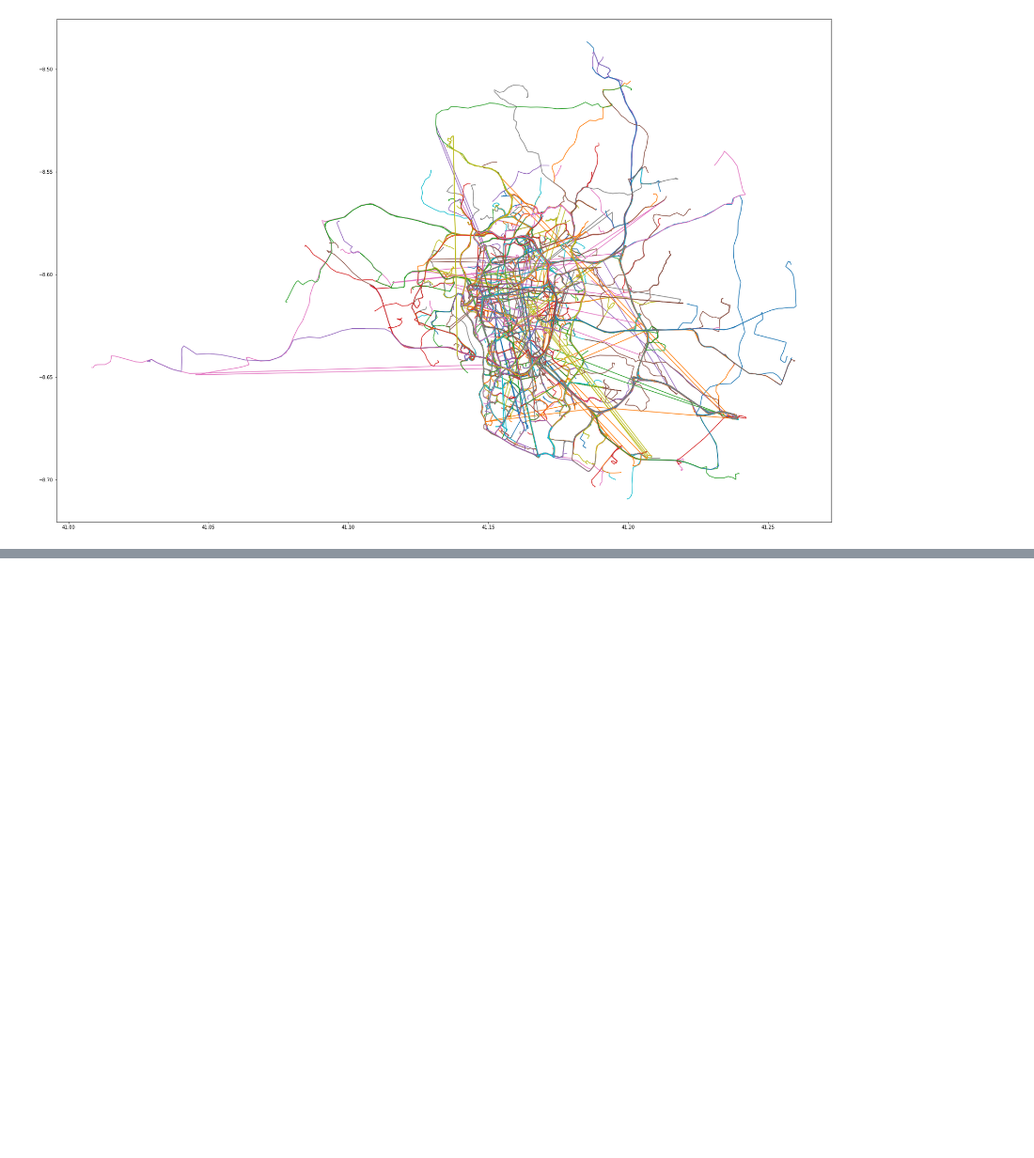
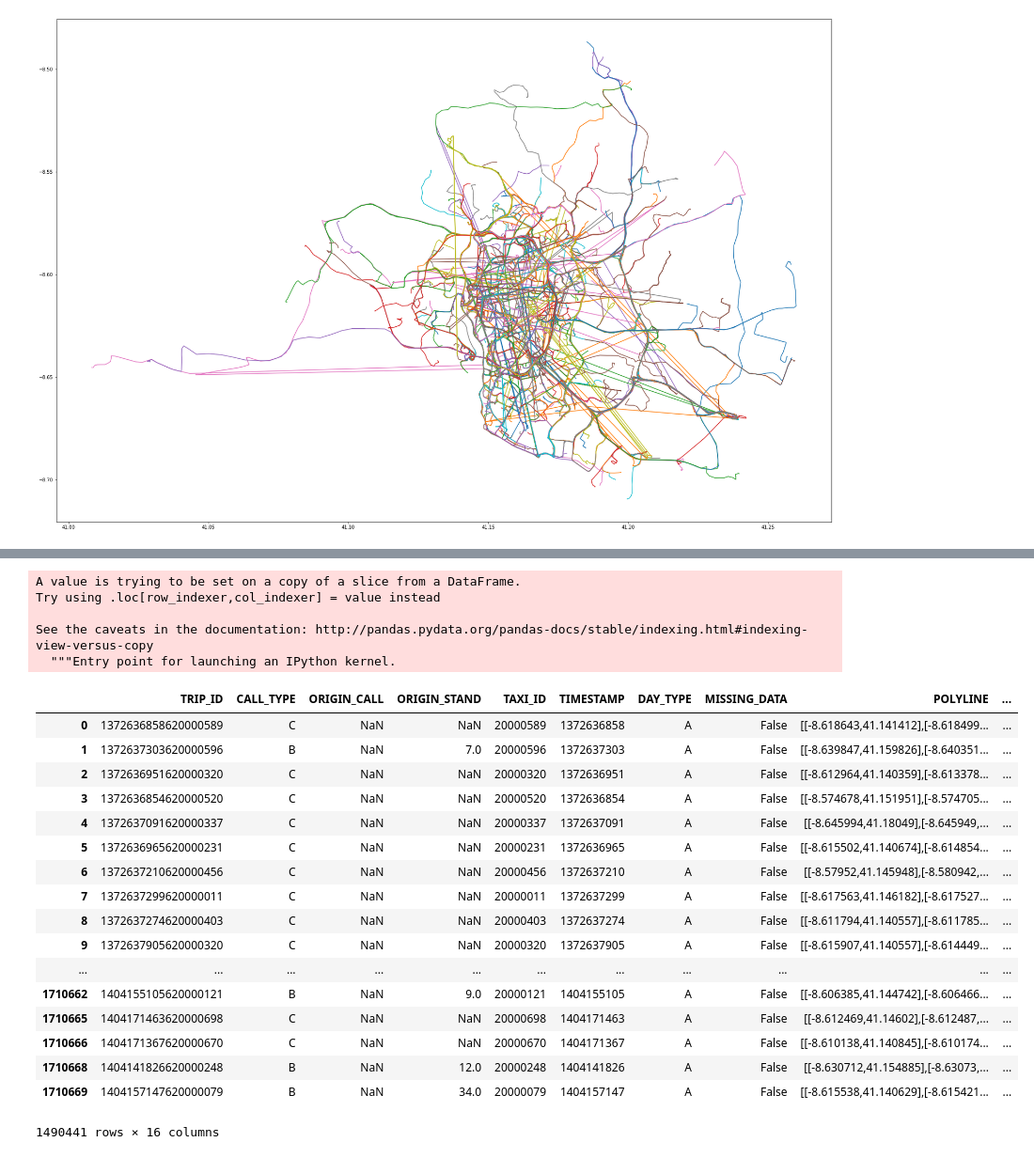
Before and after one commit to monicalashay/Database-Management-Project, a Jupyter notebook: Starting With Pickle.ipynb, the cells around one changed output, grey strips where cells are left out. Shown at 94% size. Drawn from its saved outputs; the diff is of its cells as text; code cells hidden in the pictures; blank space fills up the shorter version.

```diff
--- a/Starting With Pickle.ipynb
+++ b/Starting With Pickle.ipynb
@@ -86,0 +44,7 @@ Wall time: 888 ms
+# %%
+routes['length'] = routes['polyline array'].str.len()
+# %%
+routes = routes[(routes.length != 0 ) & (routes.MISSING_DATA != True)]
+# %%
+#remove outlier length
+routes = routes[routes.length <= 75]
@@ -86,0 +59,29 @@ Wall time: 888 ms
+# %%
+routes['x_min'], routes['x_max'], routes['y_min'], routes['y_max'] = zip(*routes['polyline array'].map(max_min))
+# %% [output]
+A value is trying to be set on a copy of a slice from a DataFrame.
+Try using .loc[row_indexer,col_indexer] = value instead
+
+See the caveats in the documentation: http://pandas.pydata.org/pandas-docs/stable/indexing.html#indexing-view-versus-copy
+  """Entry point for launching an IPython kernel.
+# %%
+routes
+# %% [output]
+|  | TRIP_ID | CALL_TYPE | ORIGIN_CALL | ORIGIN_STAND | TAXI_ID | TIMESTAMP | DAY_TYPE | MISSING_DATA | POLYLINE | ... |
+| 0 | 1372636858620000589 | C | NaN | NaN | 20000589 | 1372636858 | A | False | [[-8.618643,41.141412],[-8.618499... | ... |
+| 1 | 1372637303620000596 | B | NaN | 7.0 | 20000596 | 1372637303 | A | False | [[-8.639847,41.159826],[-8.640351... | ... |
+| 2 | 1372636951620000320 | C | NaN | NaN | 20000320 | 1372636951 | A | False | [[-8.612964,41.140359],[-8.613378... | ... |
+| 3 | 1372636854620000520 | C | NaN | NaN | 20000520 | 1372636854 | A | False | [[-8.574678,41.151951],[-8.574705... | ... |
+| 4 | 1372637091620000337 | C | NaN | NaN | 20000337 | 1372637091 | A | False | [[-8.645994,41.18049],[-8.645949,... | ... |
+| 5 | 1372636965620000231 | C | NaN | NaN | 20000231 | 1372636965 | A | False | [[-8.615502,41.140674],[-8.614854... | ... |
+| 6 | 1372637210620000456 | C | NaN | NaN | 20000456 | 1372637210 | A | False | [[-8.57952,41.145948],[-8.580942,... | ... |
+| 7 | 1372637299620000011 | C | NaN | NaN | 20000011 | 1372637299 | A | False | [[-8.617563,41.146182],[-8.617527... | ... |
+| 8 | 1372637274620000403 | C | NaN | NaN | 20000403 | 1372637274 | A | False | [[-8.611794,41.140557],[-8.611785... | ... |
+| 9 | 1372637905620000320 | C | NaN | NaN | 20000320 | 1372637905 | A | False | [[-8.615907,41.140557],[-8.614449... | ... |
+| ... | ... | ... | ... | ... | ... | ... | ... | ... | ... | ... |
+| 1710662 | 1404155105620000121 | B | NaN | 9.0 | 20000121 | 1404155105 | A | False | [[-8.606385,41.144742],[-8.606466... | ... |
+| 1710665 | 1404171463620000698 | C | NaN | NaN | 20000698 | 1404171463 | A | False | [[-8.612469,41.14602],[-8.612487,... | ... |
+| 1710666 | 1404171367620000670 | C | NaN | NaN | 20000670 | 1404171367 | A | False | [[-8.610138,41.140845],[-8.610174... | ... |
+| 1710668 | 1404141826620000248 | B | NaN | 12.0 | 20000248 | 1404141826 | A | False | [[-8.630712,41.154885],[-8.63073,... | ... |
+| 1710669 | 1404157147620000079 | B | NaN | 34.0 | 20000079 | 1404157147 | A | False | [[-8.615538,41.140629],[-8.615421... | ... |
+1490441 rows × 16 columns
```
Also changed, not shown: parts of 7 cells of this notebook.
